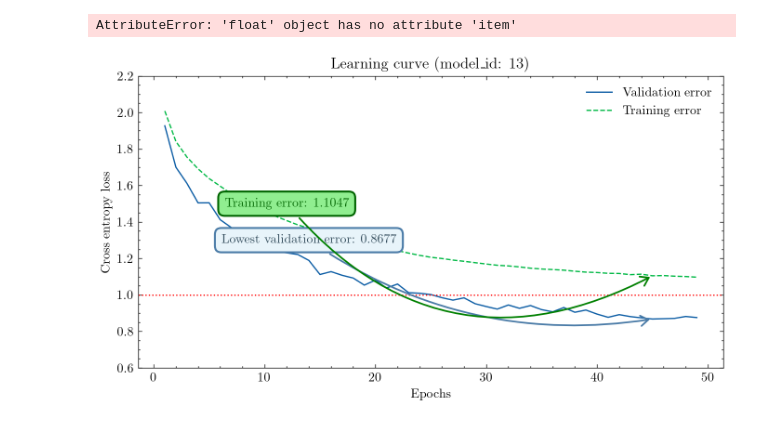
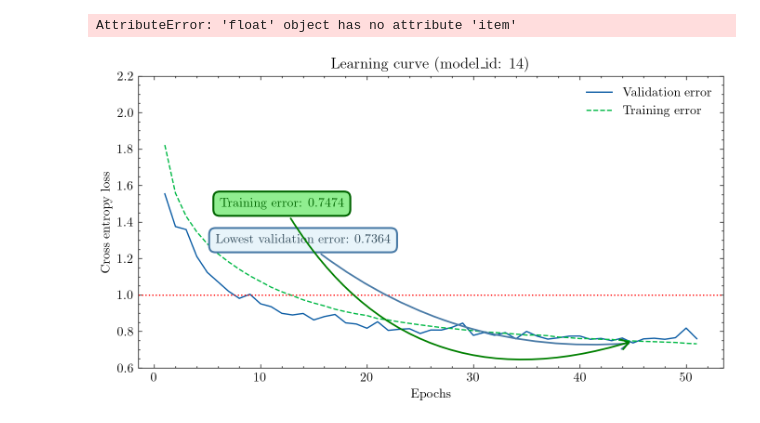
Before and after one commit to CyprienFOURCROY/DeepLearning_WUT, a Jupyter notebook: models/DenseNET/training.ipynb, the cells around one changed output. Saved outputs shown, nothing was run; the diff lists cells and outputs as text; code cells hidden in the pictures.

```diff
--- a/models/DenseNET/training.ipynb
+++ b/models/DenseNET/training.ipynb
@@ -275,7 +276,7 @@ with plt.style.context('science'):
     ax.plot(x, val_errors, label="Validation error")
     ax.plot(x, train_errors, linestyle="--", label="Training error")
 
-    ax.set_title("Learning curve (model_id: 13)")
+    ax.set_title("Learning curve (model_id: 14)")
     ax.set_xlabel("Epochs")
     ax.set_ylabel("Cross entropy loss")
     ax.set_ylim([0.6, 2.2])
@@ -331,31 +332,31 @@ with plt.style.context('science'):
         lw=1.5               # Slightly thicker edge
     )
 
     train_arrow_style = dict(
         arrowstyle="->,head_length=0.6,head_width=0.4",
         color="g",     # Match the box edge color
         connectionstyle="arc3,rad=.4",  # Slightly curved arrow in opposite direction
         lw=1.3               # Slightly thicker arrow
     )
 
     an2 = ax.annotate(
         f"Training error: {train_errors[argmin_valerror-1]:.4f}",
         xy=train_target_point,       # Where the arrow points to
         xytext=train_text_position,  # Where the text box starts
         xycoords='data',
         textcoords='data',
         ha="center", va="center",
         fontsize=10,
         fontweight='medium',
         color="darkgreen",       # Dark orange text
         bbox=train_bbox_style,
         arrowprops=train_arrow_style
     )
 
     # Enable the draggable functionality
     an2.draggable()
 
     plt.tight_layout()
     plt.show()
 # %% [output]
-[figure, old version]
+[figure, new version]
```
Also changed, not shown: parts of 3 cells of this notebook, 6 other files.
